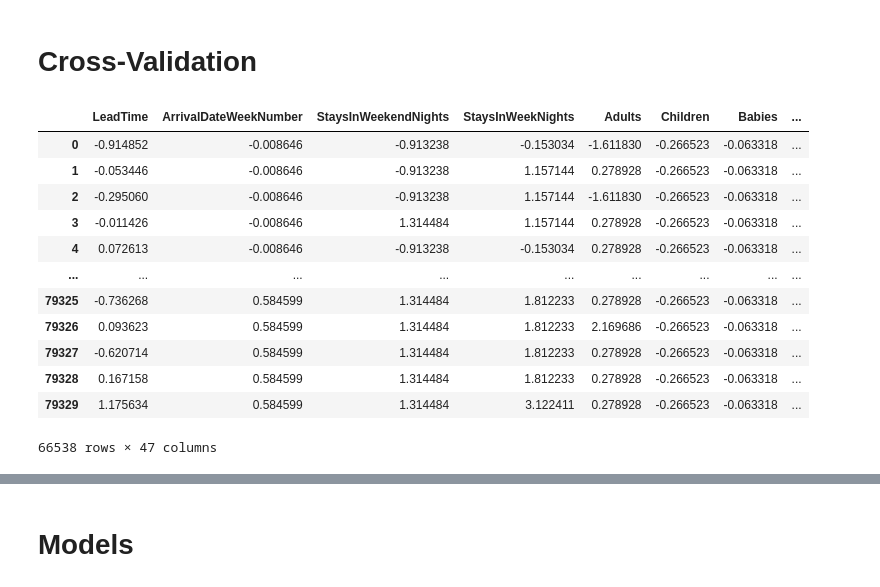
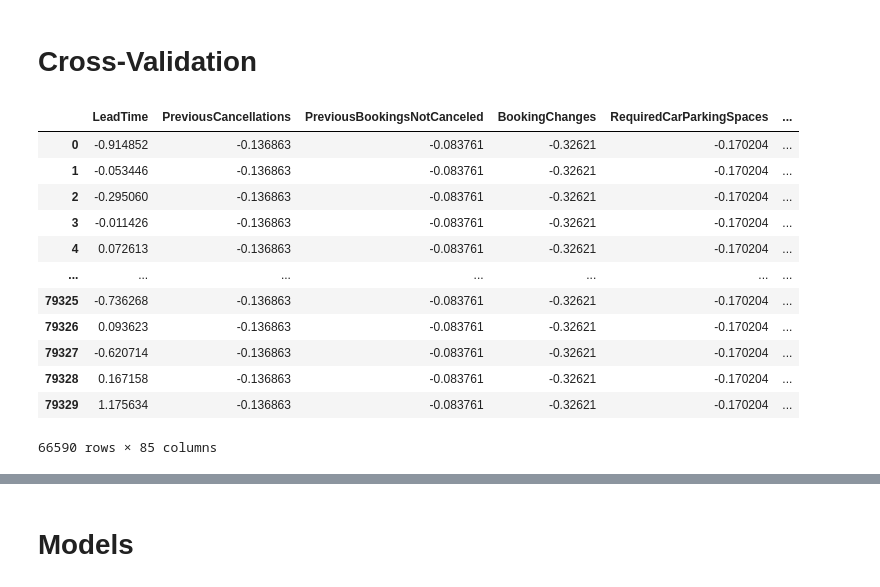
Before and after one commit to alderaemanuele/Business-Cases, a Jupyter notebook: BC2/BC2.ipynb, the cells around one changed output, grey strips where cells are left out. Cells and saved outputs as stored; diff of their text form; code cells hidden in the pictures.

```diff
--- a/BC2/BC2.ipynb
+++ b/BC2/BC2.ipynb
@@ -923,18 +1029,18 @@ df_ohc
 # %%
-#TO AVOID ENCODING COMMENT THIS WHOLE CELL
+# #TO AVOID ENCODING COMMENT THIS WHOLE CELL
 
-#Adding encoded features to metric and removing from categorical
-for feat in to_encode:
-    categorical_features.remove(feat)
+# #Adding encoded features to metric and removing from categorical
+# for feat in to_encode:
+#     categorical_features.remove(feat)
 
-encoded_feat = []
+# encoded_feat = []
 
-#Taking out empty spaces for columns names
-for feat in ohc_df.columns:
-    feat2 = feat.replace(" ", "")
-    encoded_feat.append(feat2)
-    df_ohc.rename(columns = {feat:feat2}, inplace = True)
+# #Taking out empty spaces for columns names
+# for feat in ohc_df.columns:
+#     feat2 = feat.replace(" ", "")
+#     encoded_feat.append(feat2)
+#     df_ohc.rename(columns = {feat:feat2}, inplace = True)
 
-metric_features.extend(encoded_feat)
+# metric_features.extend(encoded_feat)
 
-df = df_ohc.copy()
+# df = df_ohc.copy()
@@ -959,6 +1046,0 @@ df
-# %%
-df_train = df.copy()
-df_train.drop("IsCanceled", axis = 1, inplace = True)
-df_train.drop("ReservationStatusDate", axis = 1, inplace = True)
-target = df["IsCanceled"]
-reservation_date = df["ReservationStatusDate"]
@@ -1014,8 +1098,8 @@ def plot_importance(coef,name):
 
 threshold = 0.02
 reg = LassoCV()
-reg.fit(df_train, target)
-coef = pd.Series(reg.coef_, index = df_train.columns)
+reg.fit(df_train[metric_features], target)
+coef = pd.Series(reg.coef_, index = df_train[metric_features].columns)
 print("Lasso picked " + str(sum(abs(coef)>threshold)) + " variables and eliminated the other " +  str(sum(abs(coef)<=threshold)) + " variables")
 coef.sort_values()
 plot_importance(coef[abs(coef)>threshold],'Lasso')
@@ -1062,0 +1120,4 @@ bf_lasso.tolist()
+# %%
+bf_met = bf_lasso.tolist()
+bf_met.remove("ADR")
+bf_met
@@ -1219,24 +1291,24 @@ bf_corr.remove("DurationOfStay")
 tscv = TimeSeriesSplit(n_splits=5)
 # %%
 # possible values: bf_mic, embeded_rf_feature, bf_lasso.tolist(), bf_corr
-subset = bf_lasso.tolist()
+subset = bf_cat + bf_met
 
-df_train = pd.concat([df_train, reservation_date], axis = 1)
+df_train = pd.concat([df_train[bf_met],ohc_df,df_train["ReservationStatusDate"]], axis = 1)
 df_train
 # %% [output]
-|  | LeadTime | ArrivalDateWeekNumber | StaysInWeekendNights | StaysInWeekNights | Adults | Children | Babies | ... |
-| 0 | -0.914852 | -0.008646 | -0.913238 | -0.153034 | -1.611830 | -0.266523 | -0.063318 | ... |
-| 1 | -0.053446 | -0.008646 | -0.913238 | 1.157144 | 0.278928 | -0.266523 | -0.063318 | ... |
-| 2 | -0.295060 | -0.008646 | -0.913238 | 1.157144 | -1.611830 | -0.266523 | -0.063318 | ... |
-| 3 | -0.011426 | -0.008646 | 1.314484 | 1.157144 | 0.278928 | -0.266523 | -0.063318 | ... |
-| 4 | 0.072613 | -0.008646 | -0.913238 | -0.153034 | 0.278928 | -0.266523 | -0.063318 | ... |
-| ... | ... | ... | ... | ... | ... | ... | ... | ... |
-| 79325 | -0.736268 | 0.584599 | 1.314484 | 1.812233 | 0.278928 | -0.266523 | -0.063318 | ... |
-| 79326 | 0.093623 | 0.584599 | 1.314484 | 1.812233 | 2.169686 | -0.266523 | -0.063318 | ... |
-| 79327 | -0.620714 | 0.584599 | 1.314484 | 1.812233 | 0.278928 | -0.266523 | -0.063318 | ... |
-| 79328 | 0.167158 | 0.584599 | 1.314484 | 1.812233 | 0.278928 | -0.266523 | -0.063318 | ... |
-| 79329 | 1.175634 | 0.584599 | 1.314484 | 3.122411 | 0.278928 | -0.266523 | -0.063318 | ... |
+|  | LeadTime | PreviousCancellations | PreviousBookingsNotCanceled | BookingChanges | RequiredCarParkingSpaces | ... |
+| 0 | -0.914852 | -0.136863 | -0.083761 | -0.32621 | -0.170204 | ... |
+| 1 | -0.053446 | -0.136863 | -0.083761 | -0.32621 | -0.170204 | ... |
+| 2 | -0.295060 | -0.136863 | -0.083761 | -0.32621 | -0.170204 | ... |
+| 3 | -0.011426 | -0.136863 | -0.083761 | -0.32621 | -0.170204 | ... |
+| 4 | 0.072613 | -0.136863 | -0.083761 | -0.32621 | -0.170204 | ... |
+| ... | ... | ... | ... | ... | ... | ... |
+| 79325 | -0.736268 | -0.136863 | -0.083761 | -0.32621 | -0.170204 | ... |
+| 79326 | 0.093623 | -0.136863 | -0.083761 | -0.32621 | -0.170204 | ... |
+| 79327 | -0.620714 | -0.136863 | -0.083761 | -0.32621 | -0.170204 | ... |
+| 79328 | 0.167158 | -0.136863 | -0.083761 | -0.32621 | -0.170204 | ... |
+| 79329 | 1.175634 | -0.136863 | -0.083761 | -0.32621 | -0.170204 | ... |
-66538 rows × 47 columns
+66590 rows × 85 columns
 # %%
 #using reservation date to sort values before the split
 df_index = pd.concat([df_train, target], axis = 1)
```
Also changed, not shown: parts of 62 cells of this notebook, 1 other file.
